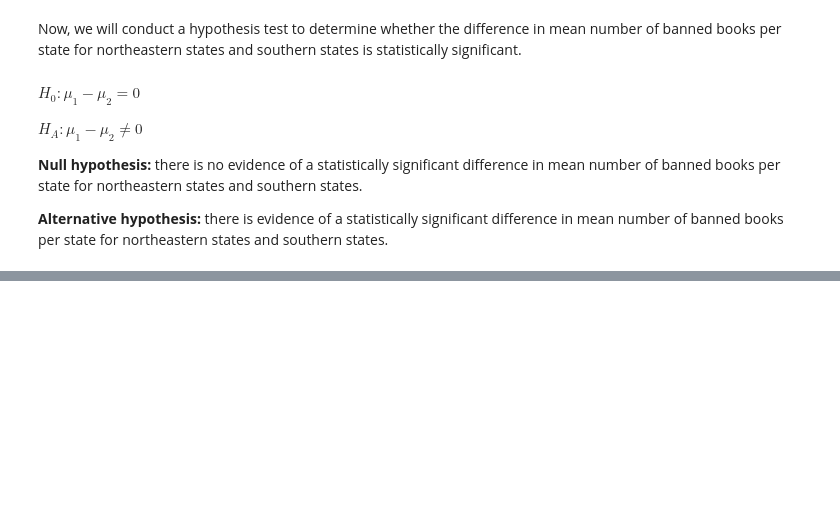
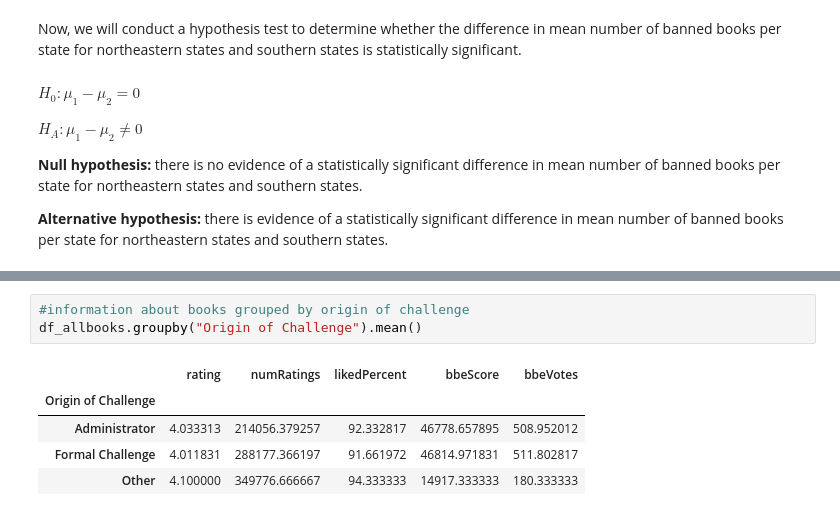
Before and after one commit to yashadoddabele/bannedbooks_project, a Jupyter notebook: bannedbooks.ipynb, the cells around one changed output, grey strips where cells are left out. Cells and saved outputs as stored; diff of their text form; blank space fills up the shorter version.

```diff
--- a/bannedbooks.ipynb
+++ b/bannedbooks.ipynb
@@ -223,0 +247,9 @@ josh test
+# %%
+#information about books grouped by origin of challenge
+df_allbooks.groupby("Origin of Challenge").mean()
+# %% [output]
+|  | rating | numRatings | likedPercent | bbeScore | bbeVotes |
+| Origin of Challenge |  |  |  |  |  |
+| Administrator | 4.033313 | 214056.379257 | 92.332817 | 46778.657895 | 508.952012 |
+| Formal Challenge | 4.011831 | 288177.366197 | 91.661972 | 46814.971831 | 511.802817 |
+| Other | 4.100000 | 349776.666667 | 94.333333 | 14917.333333 | 180.333333 |
```
Also changed, not shown: parts of 11 cells of this notebook.
